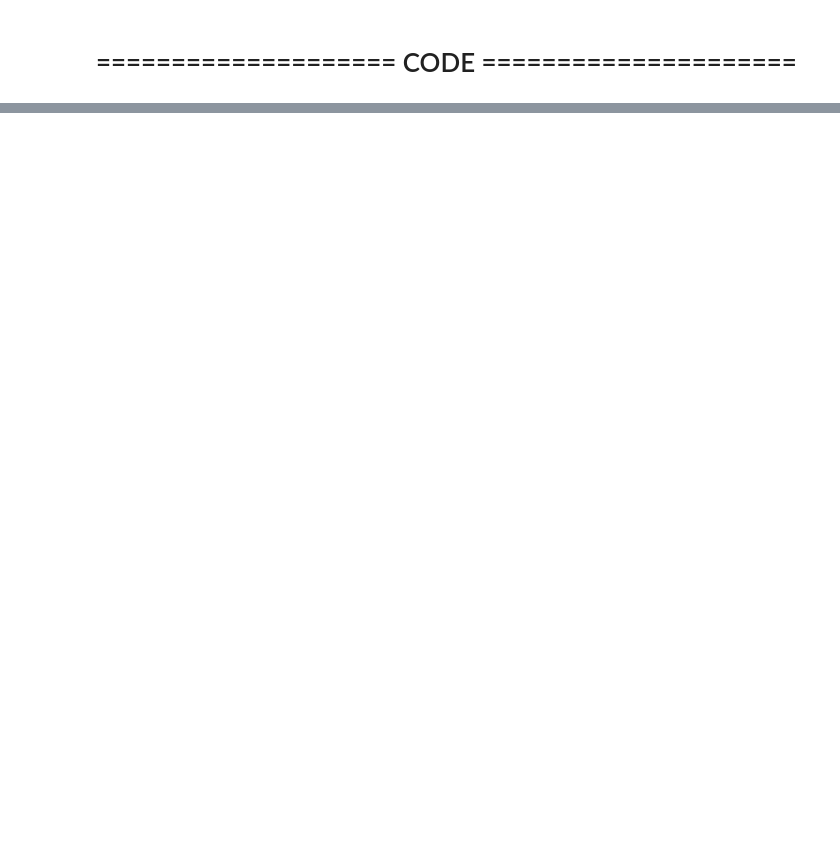
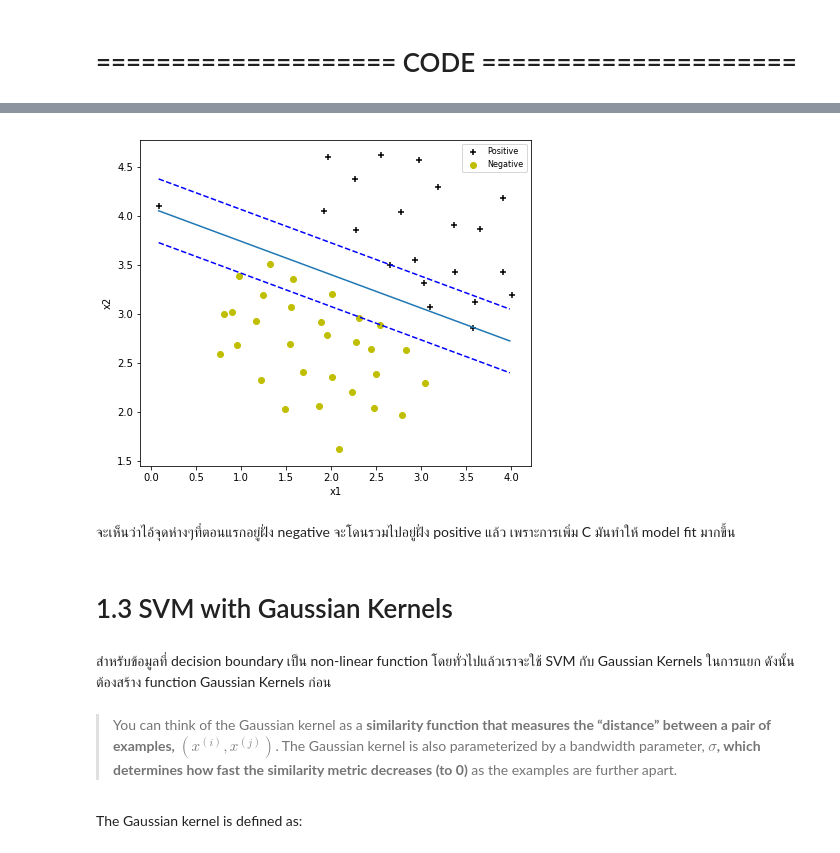
Before and after one commit to Kanbc/machine-learning, a Jupyter notebook: 11 Support Vector Machines.ipynb, the cells around one changed output, grey strips where cells are left out. Drawn from its saved outputs; the diff is of its cells as text; code cells hidden in the pictures; blank space fills up the shorter version.

```diff
--- a/11 Support Vector Machines.ipynb
+++ b/11 Support Vector Machines.ipynb
@@ -200,0 +326,14 @@ SVM แม่งเป็นอัลกอริทึมยาก ไม่แ
+# %%
+plotDataWithLinearLine(parameter2,X1,y1)
+# %% [output]
+[figure, added]
+# %% [markdown]
+จะเห็นว่าไอ้จุดห่างๆที่ตอนแรกอยู่ฝั่ง negative จะโดนรวมไปอยู่ฝั่ง positive แล้ว เพราะการเพิ่ม C มันทำให้ model fit มากขึ้น
+# %% [markdown]
+# 1.3 SVM with Gaussian Kernels
+# %% [markdown]
+สำหรับข้อมูลที่ decision boundary เป็น non-linear function โดยทั่วไปแล้วเราจะใช้ SVM กับ Gaussian Kernels ในการแยก ดังนั้นต้องสร้าง function Gaussian Kernels ก่อน
+# %% [markdown]
+> You can think of the Gaussian kernel as a **similarity function that measures the “distance” between a pair of examples, $(x^{(i)},x^{(j)})$**. The Gaussian kernel is also parameterized by a bandwidth parameter, **$\sigma$, which determines how fast the similarity metric decreases (to 0)** as the examples are further apart.
+# %% [markdown]
+The Gaussian kernel is defined as:
```
Also changed, not shown: parts of 24 cells of this notebook, 2 other files.
